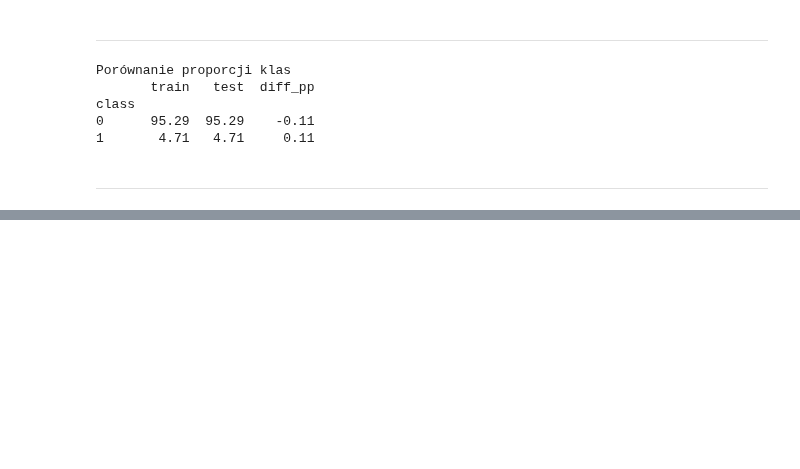
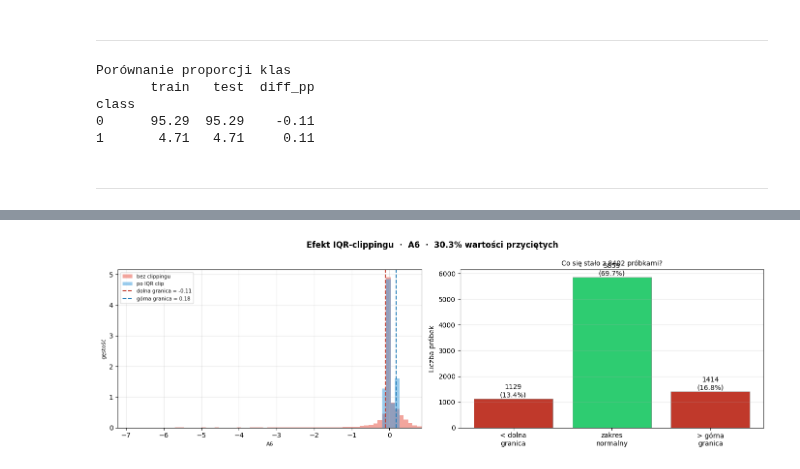
Before and after one commit to jkociecki/machine-learning-pwr, a Jupyter notebook: lab02/report.ipynb, the cells around one changed output, grey strips where cells are left out. Saved outputs shown, nothing was run; the diff lists cells and outputs as text; code cells hidden in the pictures; blank space fills up the shorter version.

```diff
--- a/lab02/report.ipynb
+++ b/lab02/report.ipynb
@@ -361,0 +397,51 @@ plt.show()
+# %%
+
+
+# ══════════════════════════════════════════════════════════════════════════════
+# WYKRES 2 — Efekt IQR-clippingu
+# Co dostaje "przycięte" i jak to zmienia rozkład?
+# ══════════════════════════════════════════════════════════════════════════════
+v_raw  = transformed_data["mean | none | none | logistic_regression"][0][:, fidx_out]
+v_clip = transformed_data["mean | IQR_clip | none | logistic_regression"][0][:, fidx_out]
+
+_Q1, _Q3 = np.percentile(v_raw, [25, 75])
+clip_lo, clip_hi = _Q1 - 1.5*(_Q3-_Q1), _Q3 + 1.5*(_Q3-_Q1)
+n_below  = int((v_raw < clip_lo).sum())
+n_above  = int((v_raw > clip_hi).sum())
+n_normal = len(v_raw) - n_below - n_above
+
+fig, axes = plt.subplots(1, 2, figsize=(14, 4.5))
+fig.suptitle(
+    f"Efekt IQR-clippingu  ·  {feat_out}  ·  {(n_below+n_above)/len(v_raw):.1%} wartości przyciętych",
+    fontsize=12, fontweight="bold"
+)
+# KDE overlay
+ax = axes[0]
+lo_d, hi_d = np.percentile(v_raw, [0.2, 99])
+bins = np.linspace(lo_d, hi_d, 70)
+ax.hist(v_raw[(v_raw>=lo_d)&(v_raw<=hi_d)],  bins=bins, density=True,
+        alpha=0.5, color="#e74c3c", label="bez clippingu")
+ax.hist(v_clip[(v_clip>=lo_d)&(v_clip<=hi_d)], bins=bins, density=True,
+        alpha=0.5, color="#3498db", label="po IQR clip")
+ax.axvline(clip_lo, c="#c0392b", ls="--", lw=1.5, label=f"dolna granica = {clip_lo:.2f}")
+ax.axvline(clip_hi, c="#2980b9", ls="--", lw=1.5, label=f"górna granica = {clip_hi:.2f}")
+ax.set_xlabel(feat_out, fontsize=8);  ax.set_ylabel("gęstość", fontsize=8)
+ax.legend(fontsize=7.5);  ax.grid(alpha=0.3);  ax.set_xlim(lo_d, hi_d)
+
+# Bar chart: co się stało z każdą próbką
+ax = axes[1]
+bars_obj = ax.bar(
+    ["< dolna\ngranica", "zakres\nnormalny", "> górna\ngranica"],
+    [n_below, n_normal, n_above],
+    color=["#c0392b", "#2ecc71", "#c0392b"], edgecolor="grey", linewidth=0.5
+)
+for b, cnt in zip(bars_obj, [n_below, n_normal, n_above]):
+    ax.text(b.get_x()+b.get_width()/2, b.get_height()+1,
+            f"{cnt}\n({cnt/len(v_raw):.1%})", ha="center", va="bottom", fontsize=10)
+ax.set_ylabel("Liczba próbek")
+ax.set_title(f"Co się stało z {len(v_raw)} próbkami?", fontsize=10)
+ax.grid(axis="y", alpha=0.3)
+
+plt.tight_layout();  plt.show()
+# %% [output]
+[figure, added]
```
Also changed, not shown: parts of 13 cells of this notebook, 2 other files.
